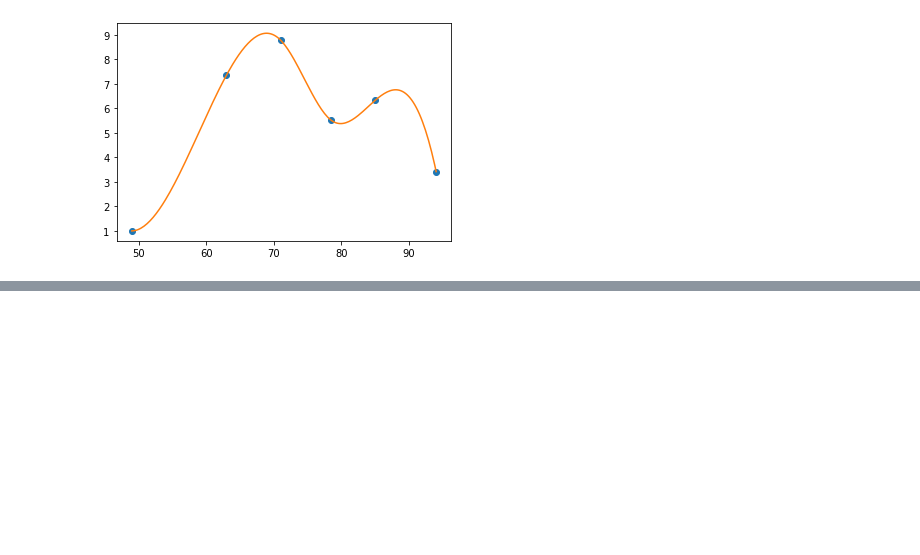
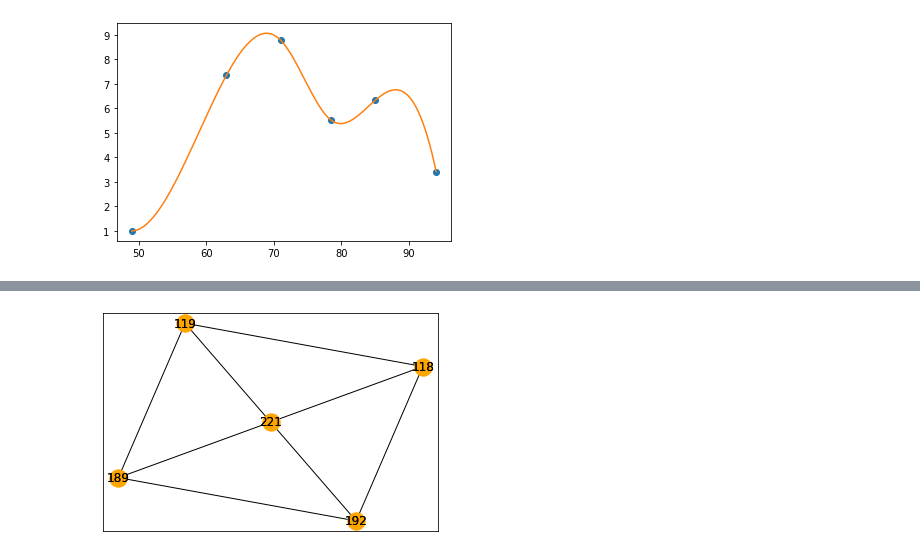
Before and after one commit to Ambistic/EmbryonicCortexModelling, a Jupyter notebook: AB-GPN.ipynb, the cells around one changed output, grey strips where cells are left out. Cells and saved outputs as stored; diff of their text form; code cells hidden in the pictures; blank space fills up the shorter version.

```diff
--- a/AB-GPN.ipynb
+++ b/AB-GPN.ipynb
@@ -371,0 +512,13 @@ AttributeError: 'Brain' object has no attribute 'stats'
+# %%
+import networkx as nx
+
+def show(G, k=5, iterations=1000):
+        pos = nx.spring_layout(G, k=k, iterations=iterations)
+        nx.draw_networkx(G, pos, node_color="orange")
+        # nx.draw_networkx(G, pos, nodelist=self.get_non_border_nodes(), node_color="lightblue")
+        nx.draw_networkx_labels(G, pos)
+# %%
+ego = nx.ego_graph(bb.gpn.G, 221)
+show(ego)
+# %% [output]
+[figure, added]
```
Also changed, not shown: parts of 17 cells of this notebook, 2 other files.
